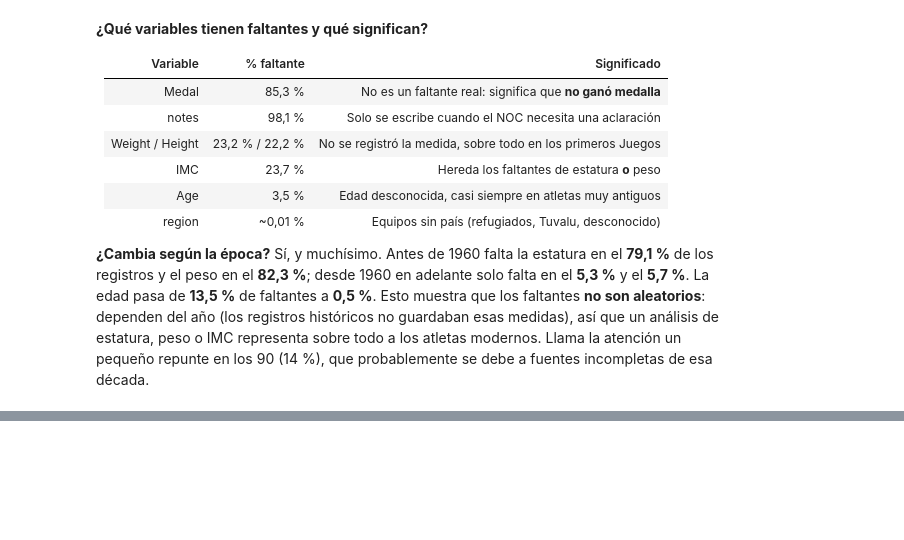
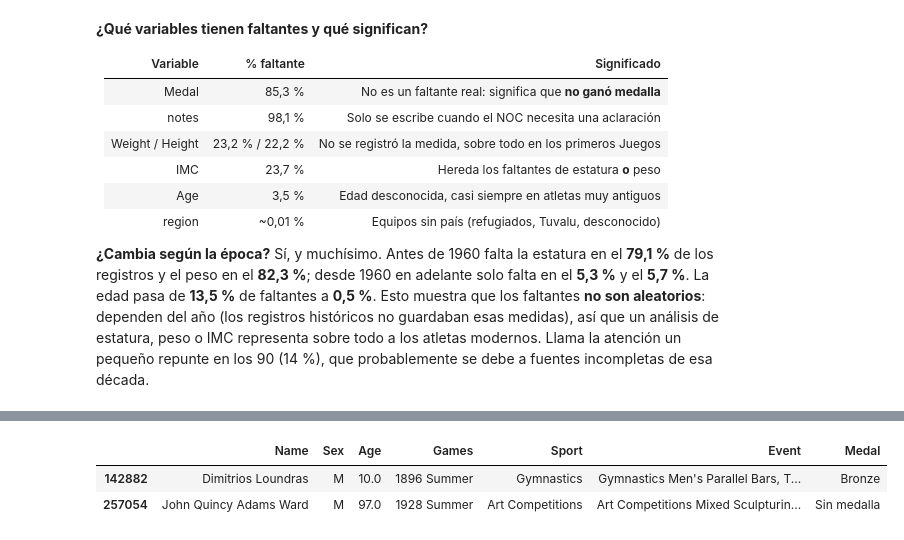
Before and after one commit to jjacxx14/taller-pandas-olimpiadas-grupoJJ, a Jupyter notebook: notebooks/proyecto_olimpiadas.ipynb, the cells around one changed output, grey strips where cells are left out. Cells and saved outputs as stored; diff of their text form; code cells hidden in the pictures; blank space fills up the shorter version.

```diff
--- a/notebooks/proyecto_olimpiadas.ipynb
+++ b/notebooks/proyecto_olimpiadas.ipynb
@@ -453,0 +488,7 @@ falt_epoca
+# %%
+# Atletas con la edad mínima y máxima
+df[df["Age"].isin([df["Age"].min(), df["Age"].max()])][["Name", "Sex", "Age", "Games", "Sport", "Event", "Medal"]]
+# %% [output]
+|  | Name | Sex | Age | Games | Sport | Event | Medal |
+| 142882 | Dimitrios Loundras | M | 10.0 | 1896 Summer | Gymnastics | Gymnastics Men's Parallel Bars, T... | Bronze |
+| 257054 | John Quincy Adams Ward | M | 97.0 | 1928 Summer | Art Competitions | Art Competitions Mixed Sculpturin... | Sin medalla |
```
Also changed, not shown: parts of 31 cells of this notebook, 5 other files.
